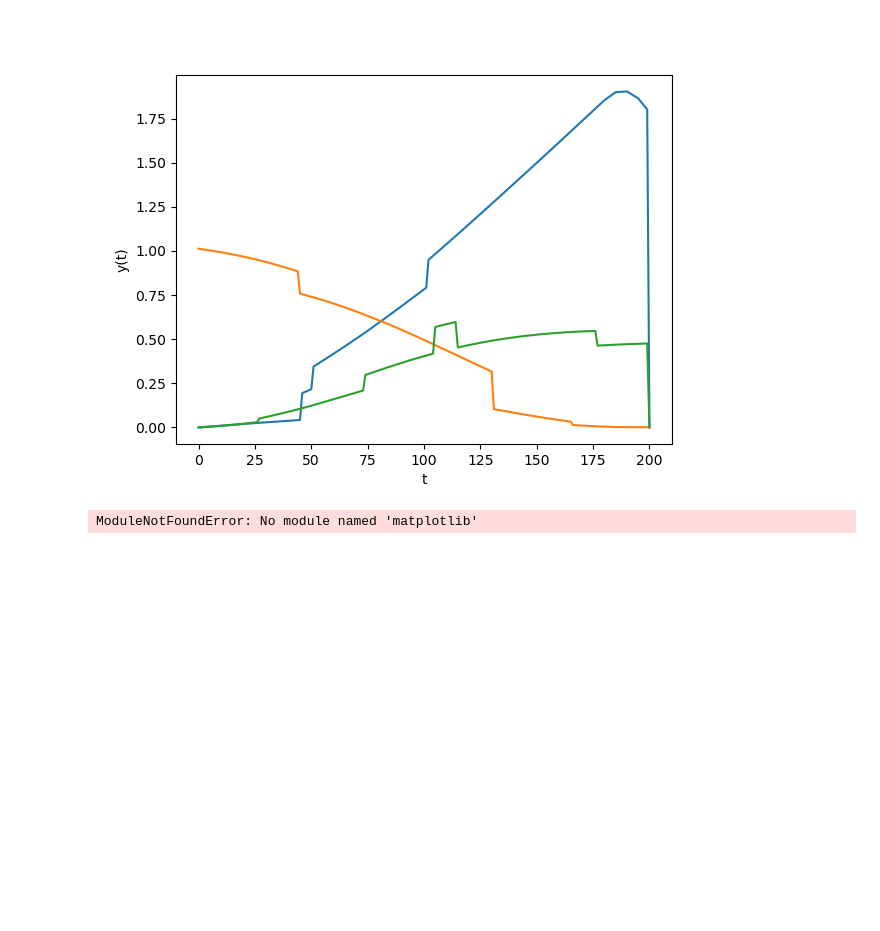
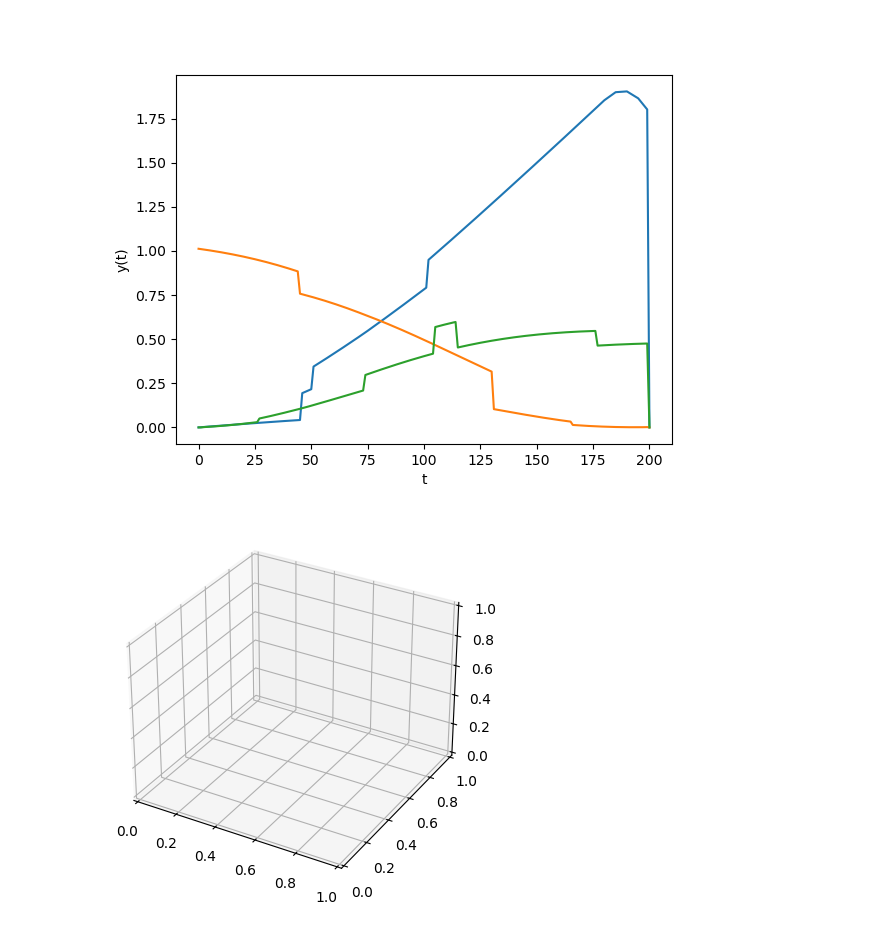
Before and after one commit to Shreeyam/6.8210-underactuated, a Jupyter notebook: satellite_dynamics.ipynb, the cells around one changed output. Cells and saved outputs as stored; diff of their text form; code cells hidden in the pictures; blank space fills up the shorter version.

```diff
--- a/satellite_dynamics.ipynb
+++ b/satellite_dynamics.ipynb
@@ -197,67 +197,5 @@ plt.show()
 [figure]
 [figure]
 # %%
-# Here Brandon will write the function that takes in trajectories over state and outputs a 3D animation
-
-import numpy as np
-import matplotlib
-import matplotlib.pyplot as plt
-from mpl_toolkits.mplot3d import Axes3D
-from matplotlib.animation import FuncAnimation
-import quaternion
-
-# Function to rotate a point using a quaternion
-def rotate_point(point, quaternion):
-    # Convert the point to a quaternion
-    p = np.quaternion(0, *point)
-    # Rotate the point using the quaternion
-    rotated_point = quaternion * p * quaternion.conjugate()
-    # Extract the rotated coordinates
-    return [rotated_point.x, rotated_point.y, rotated_point.z]
-
-# Sample 3D model data (a cube)
-vertices = np.array([[1, 1, 1],
-                     [1, 1, -1],
-                     [1, -1, -1],
-                     [1, -1, 1],
-                     [-1, 1, 1],
-                     [-1, 1, -1],
-                     [-1, -1, -1],
-                     [-1, -1, 1]])
-
-# Create some sample rotation quaternions (random for demonstration)
-num_frames = 100
-rotation_quaternions = [quaternion.from_rotation_vector(np.random.uniform(size=3)) for _ in range(num_frames)]
-
-# Function to update the plot for each frame of the animation
-def update(frame):
-    ax.clear()
-
-    # Rotate each vertex of the 3D model using the corresponding quaternion for this frame
-    rotated_vertices = np.array([rotate_point(vertex, rotation_quaternions[frame]) for vertex in vertices])
-
-    # Plot the rotated 3D model
-    ax.scatter(rotated_vertices[:,0], rotated_vertices[:,1], rotated_vertices[:,2], color='red', label='Rotated')
-    for i in range(8):
-        ax.text(rotated_vertices[i,0], rotated_vertices[i,1], rotated_vertices[i,2], '%s' % (str(i)), size=10, zorder=1, color='k')
-
-    ax.set_xlabel('X')
-    ax.set_ylabel('Y')
-    ax.set_zlabel('Z')
-    ax.set_title('3D Model Rotation')
-
-# Set up the figure and axis
-fig = plt.figure()
-ax = fig.add_subplot(111, projection='3d')
-
-# Set initial plot settings
-ax.set_xlim(-2, 2)
-ax.set_ylim(-2, 2)
-ax.set_zlim(-2, 2)
-
-# Create the animation
-ani = FuncAnimation(fig, update, frames=num_frames, interval=50, repeat=True)
-
-plt.show()
 # %% [output]
-ModuleNotFoundError: No module named 'matplotlib'
+[figure, added]
```
